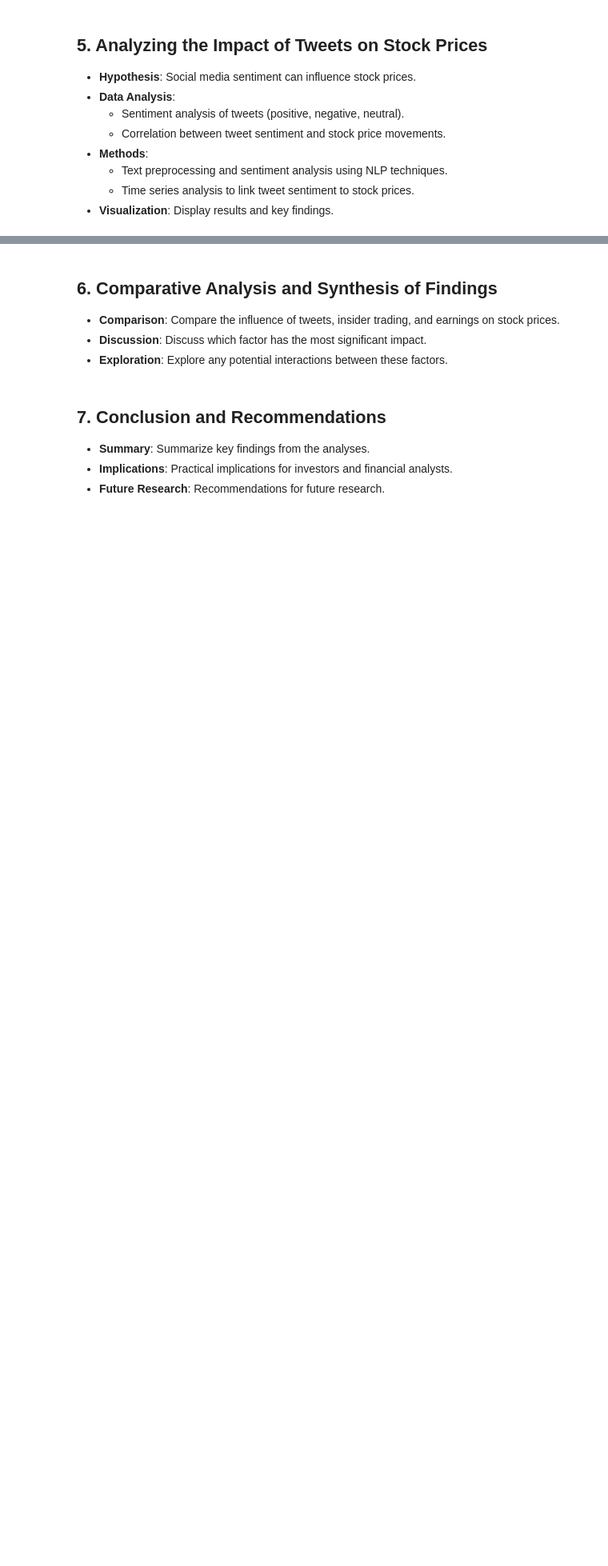
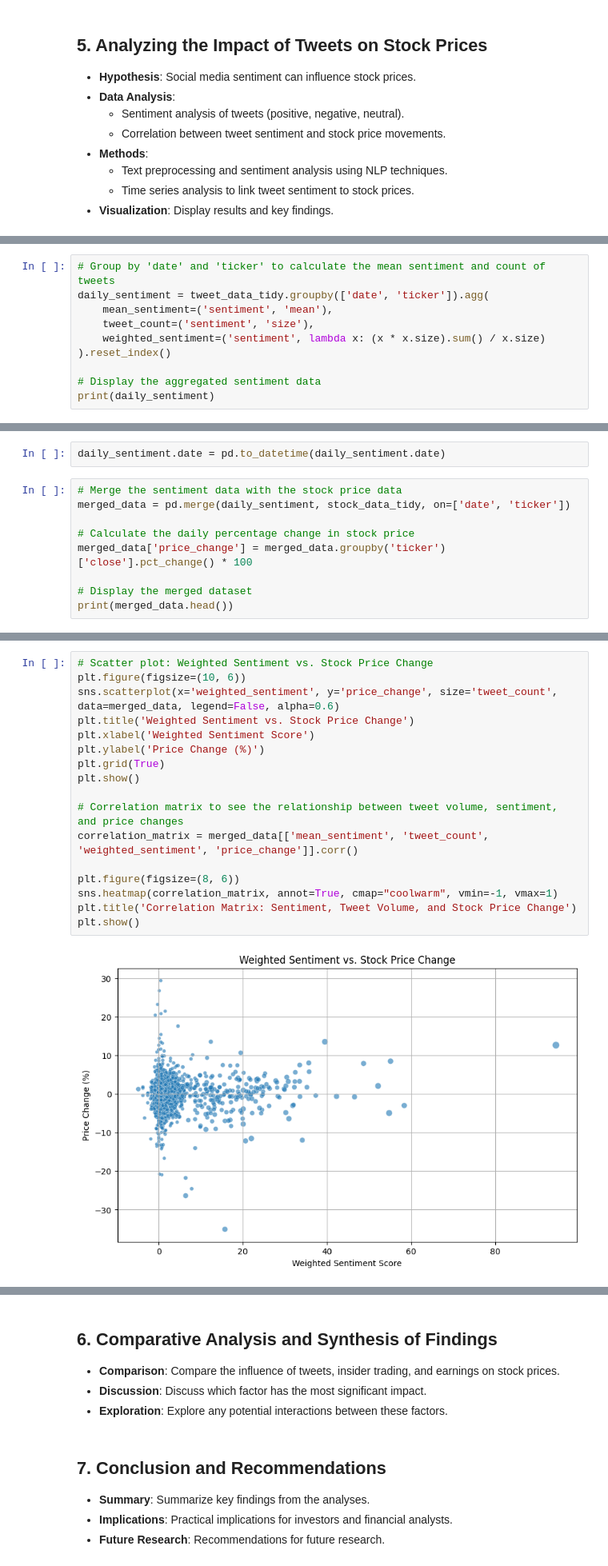
Before and after one commit to thunder913/Data-Science, a Jupyter notebook: stock_analysis.ipynb, the cells around one changed output, grey strips where cells are left out. Shown at 80% size. Drawn from its saved outputs; the diff is of its cells as text; blank space fills up the shorter version.

```diff
--- a/stock_analysis.ipynb
+++ b/stock_analysis.ipynb
@@ -818,0 +980,10 @@ plt.show()
+# %%
+# Group by 'date' and 'ticker' to calculate the mean sentiment and count of tweets
+daily_sentiment = tweet_data_tidy.groupby(['date', 'ticker']).agg(
+    mean_sentiment=('sentiment', 'mean'),
+    tweet_count=('sentiment', 'size'),
+    weighted_sentiment=('sentiment', lambda x: (x * x.size).sum() / x.size)
+).reset_index()
+
+# Display the aggregated sentiment data
+print(daily_sentiment)
@@ -818,0 +1008,11 @@ plt.show()
+# %%
+daily_sentiment.date = pd.to_datetime(daily_sentiment.date)
+# %%
+# Merge the sentiment data with the stock price data
+merged_data = pd.merge(daily_sentiment, stock_data_tidy, on=['date', 'ticker'])
+
+# Calculate the daily percentage change in stock price
+merged_data['price_change'] = merged_data.groupby('ticker')['close'].pct_change() * 100
+
+# Display the merged dataset
+print(merged_data.head())
@@ -818,0 +1040,19 @@ plt.show()
+# %%
+# Scatter plot: Weighted Sentiment vs. Stock Price Change
+plt.figure(figsize=(10, 6))
+sns.scatterplot(x='weighted_sentiment', y='price_change', size='tweet_count', data=merged_data, legend=False, alpha=0.6)
+plt.title('Weighted Sentiment vs. Stock Price Change')
+plt.xlabel('Weighted Sentiment Score')
+plt.ylabel('Price Change (%)')
+plt.grid(True)
+plt.show()
+
+# Correlation matrix to see the relationship between tweet volume, sentiment, and price changes
+correlation_matrix = merged_data[['mean_sentiment', 'tweet_count', 'weighted_sentiment', 'price_change']].corr()
+
+plt.figure(figsize=(8, 6))
+sns.heatmap(correlation_matrix, annot=True, cmap="coolwarm", vmin=-1, vmax=1)
+plt.title('Correlation Matrix: Sentiment, Tweet Volume, and Stock Price Change')
+plt.show()
+# %% [output]
+[figure, added]
```
Also changed, not shown: parts of 37 cells of this notebook.
